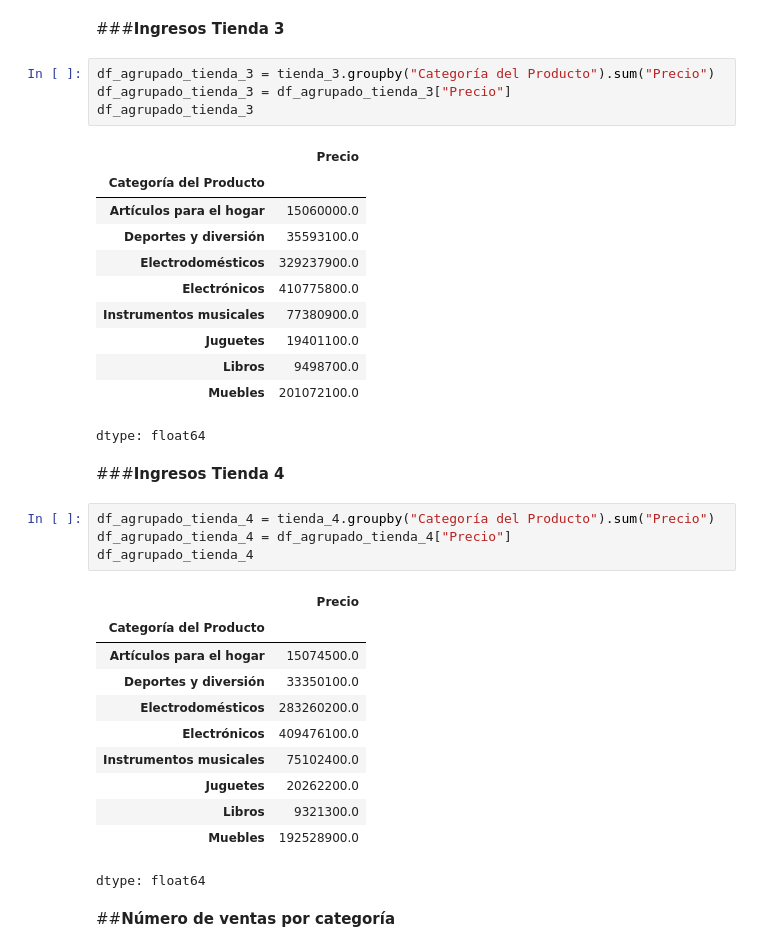
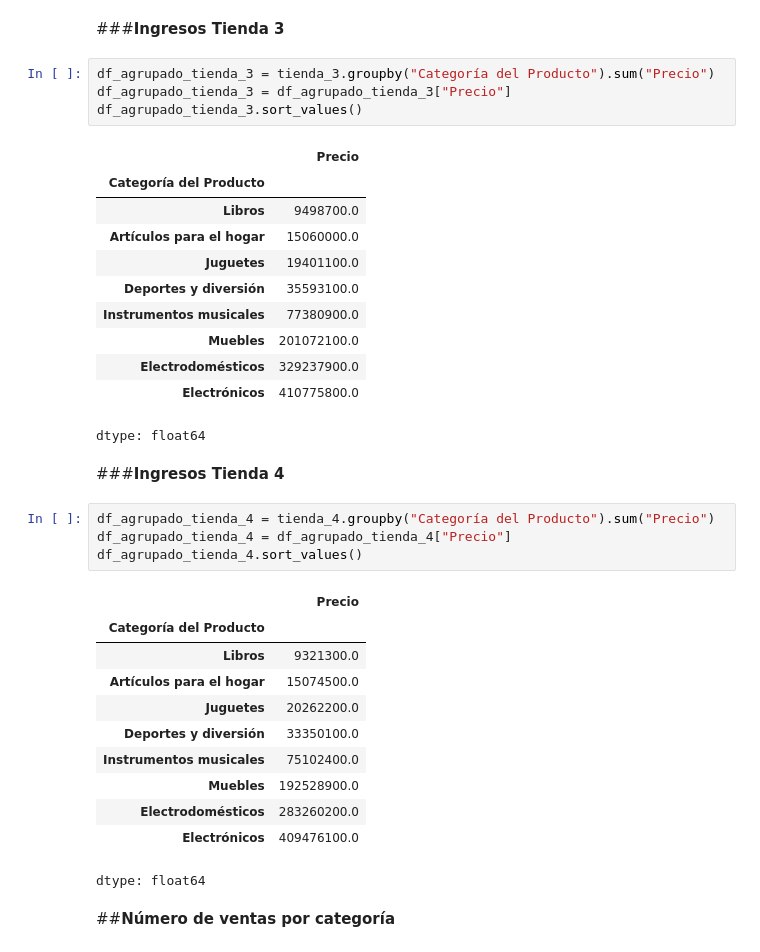
Before and after one commit to sebas33mix/challenge---1-data-science, a Jupyter notebook: challenge_1.ipynb, the cells around one changed output. Cells and saved outputs as stored; diff of their text form.

```diff
--- a/challenge_1.ipynb
+++ b/challenge_1.ipynb
@@ -143,36 +149,36 @@ dtype: float64
 # %%
 df_agrupado_tienda_3 = tienda_3.groupby("Categoría del Producto").sum("Precio")
 df_agrupado_tienda_3 = df_agrupado_tienda_3["Precio"]
-df_agrupado_tienda_3
+df_agrupado_tienda_3.sort_values()
 # %% [output]
 |  | Precio |
 | Categoría del Producto |  |
+| Libros | 9498700.0 |
 | Artículos para el hogar | 15060000.0 |
+| Juguetes | 19401100.0 |
 | Deportes y diversión | 35593100.0 |
+| Instrumentos musicales | 77380900.0 |
+| Muebles | 201072100.0 |
 | Electrodomésticos | 329237900.0 |
 | Electrónicos | 410775800.0 |
-| Instrumentos musicales | 77380900.0 |
-| Juguetes | 19401100.0 |
-| Libros | 9498700.0 |
-| Muebles | 201072100.0 |
 dtype: float64
 # %% [markdown]
 ###**Ingresos Tienda 4**
 # %%
 df_agrupado_tienda_4 = tienda_4.groupby("Categoría del Producto").sum("Precio")
 df_agrupado_tienda_4 = df_agrupado_tienda_4["Precio"]
-df_agrupado_tienda_4
+df_agrupado_tienda_4.sort_values()
 # %% [output]
 |  | Precio |
 | Categoría del Producto |  |
+| Libros | 9321300.0 |
 | Artículos para el hogar | 15074500.0 |
+| Juguetes | 20262200.0 |
 | Deportes y diversión | 33350100.0 |
+| Instrumentos musicales | 75102400.0 |
+| Muebles | 192528900.0 |
 | Electrodomésticos | 283260200.0 |
 | Electrónicos | 409476100.0 |
-| Instrumentos musicales | 75102400.0 |
-| Juguetes | 20262200.0 |
-| Libros | 9321300.0 |
-| Muebles | 192528900.0 |
 dtype: float64
 # %% [markdown]
 ##**Número de ventas por categoría**
```
Also changed, not shown: parts of 37 cells of this notebook.
